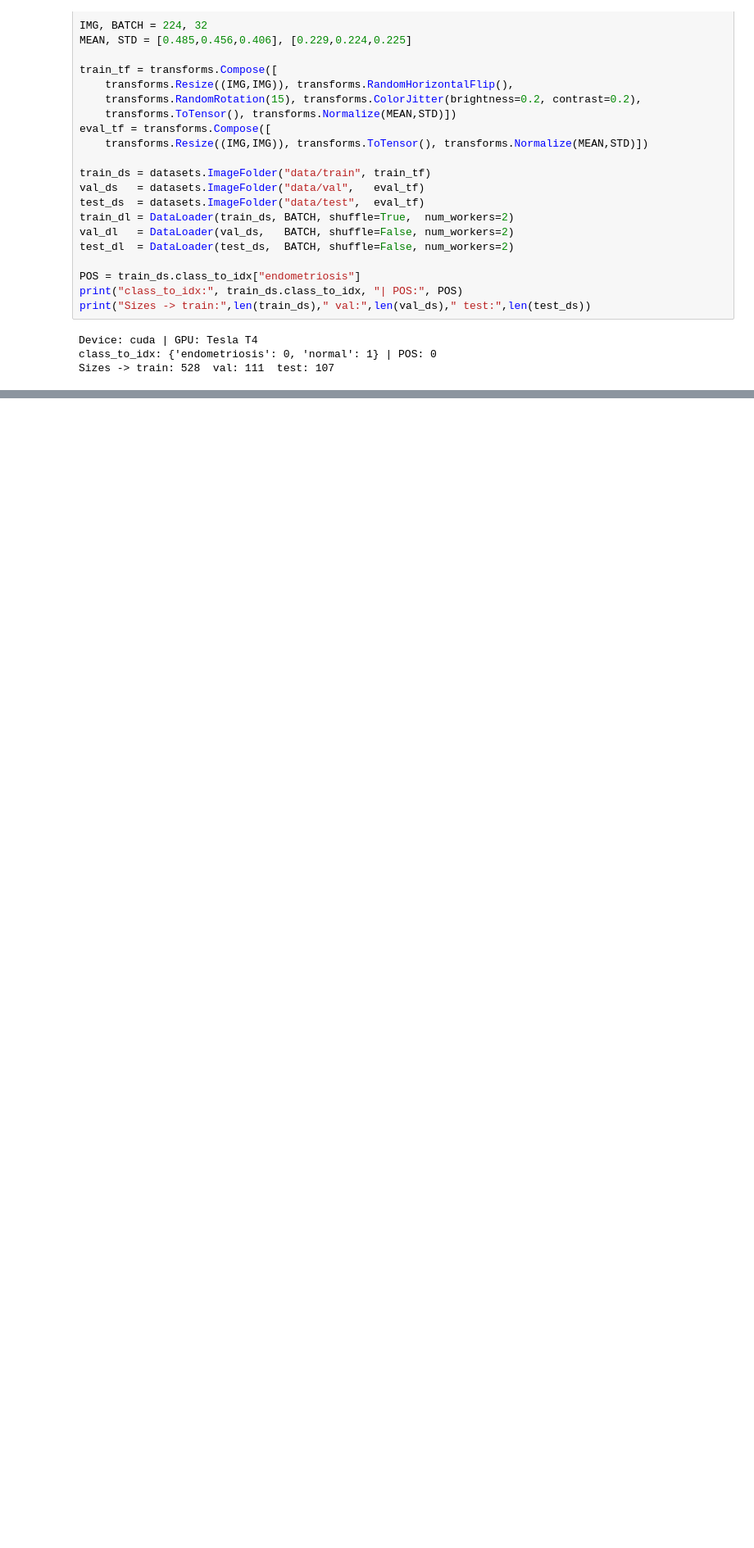
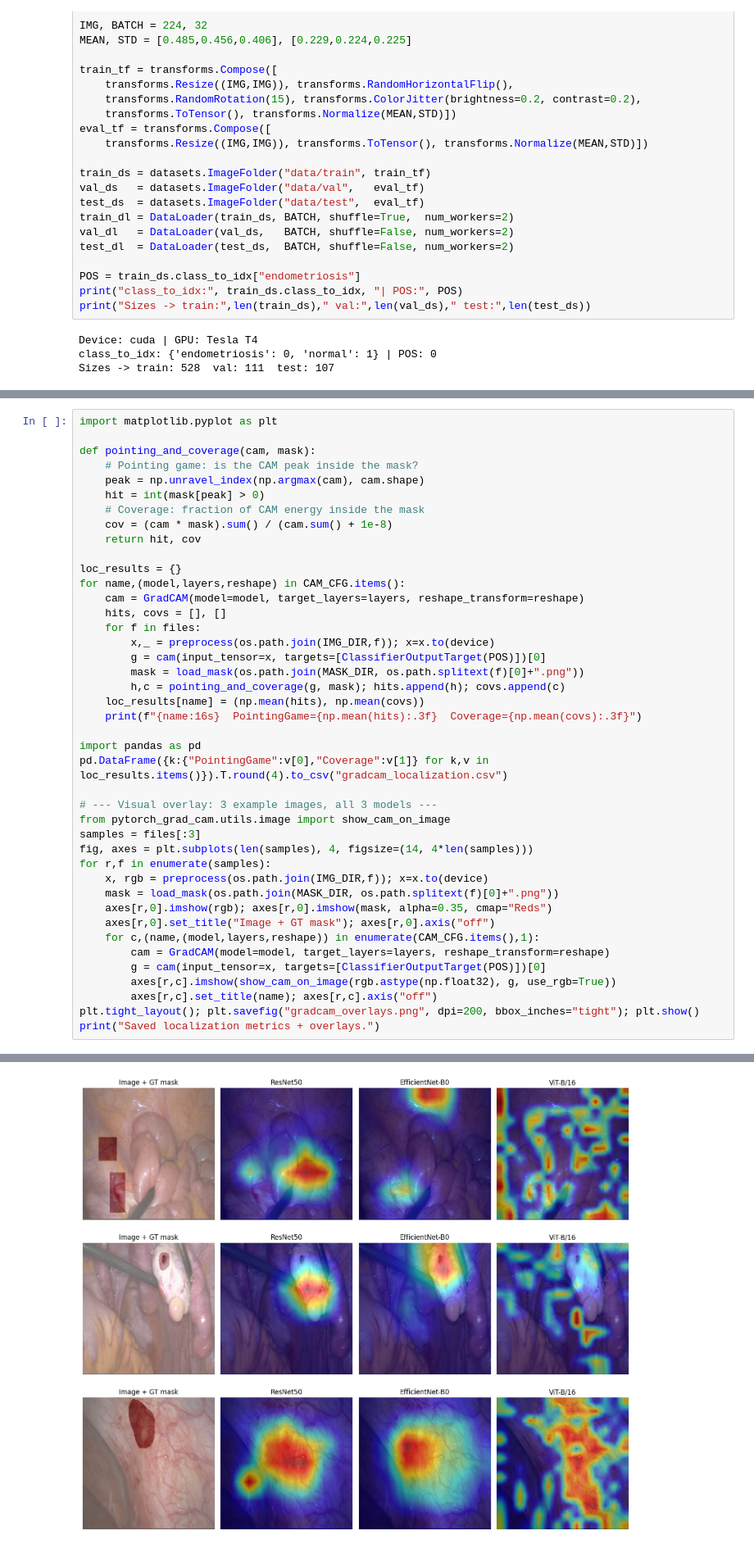
Before and after one commit to Mozahid-DIU/Endometriosis, a Jupyter notebook: notebooks/Endometriosis.ipynb, the cells around one changed output, grey strips where cells are left out. Shown at 82% size. Drawn from its saved outputs; the diff is of its cells as text; blank space fills up the shorter version.

```diff
--- a/notebooks/Endometriosis.ipynb
+++ b/notebooks/Endometriosis.ipynb
@@ -171,0 +255,43 @@ Done. Saved results.
+# %%
+import matplotlib.pyplot as plt
+
+def pointing_and_coverage(cam, mask):
+    # Pointing game: is the CAM peak inside the mask?
+    peak = np.unravel_index(np.argmax(cam), cam.shape)
+    hit = int(mask[peak] > 0)
+    # Coverage: fraction of CAM energy inside the mask
+    cov = (cam * mask).sum() / (cam.sum() + 1e-8)
+    return hit, cov
+
+loc_results = {}
+for name,(model,layers,reshape) in CAM_CFG.items():
+    cam = GradCAM(model=model, target_layers=layers, reshape_transform=reshape)
+    hits, covs = [], []
+    for f in files:
+        x,_ = preprocess(os.path.join(IMG_DIR,f)); x=x.to(device)
+        g = cam(input_tensor=x, targets=[ClassifierOutputTarget(POS)])[0]
+        mask = load_mask(os.path.join(MASK_DIR, os.path.splitext(f)[0]+".png"))
+        h,c = pointing_and_coverage(g, mask); hits.append(h); covs.append(c)
+    loc_results[name] = (np.mean(hits), np.mean(covs))
+    print(f"{name:16s}  PointingGame={np.mean(hits):.3f}  Coverage={np.mean(covs):.3f}")
+
+import pandas as pd
+pd.DataFrame({k:{"PointingGame":v[0],"Coverage":v[1]} for k,v in loc_results.items()}).T.round(4).to_csv("gradcam_localization.csv")
+
+# --- Visual overlay: 3 example images, all 3 models ---
+from pytorch_grad_cam.utils.image import show_cam_on_image
+samples = files[:3]
+fig, axes = plt.subplots(len(samples), 4, figsize=(14, 4*len(samples)))
+for r,f in enumerate(samples):
+    x, rgb = preprocess(os.path.join(IMG_DIR,f)); x=x.to(device)
+    mask = load_mask(os.path.join(MASK_DIR, os.path.splitext(f)[0]+".png"))
+    axes[r,0].imshow(rgb); axes[r,0].imshow(mask, alpha=0.35, cmap="Reds")
+    axes[r,0].set_title("Image + GT mask"); axes[r,0].axis("off")
+    for c,(name,(model,layers,reshape)) in enumerate(CAM_CFG.items(),1):
+        cam = GradCAM(model=model, target_layers=layers, reshape_transform=reshape)
+        g = cam(input_tensor=x, targets=[ClassifierOutputTarget(POS)])[0]
+        axes[r,c].imshow(show_cam_on_image(rgb.astype(np.float32), g, use_rgb=True))
+        axes[r,c].set_title(name); axes[r,c].axis("off")
+plt.tight_layout(); plt.savefig("gradcam_overlays.png", dpi=200, bbox_inches="tight"); plt.show()
+print("Saved localization metrics + overlays.")
+# %% [output]
@@ -171,0 +301 @@ Done. Saved results.
+[figure, added]
```
Also changed, not shown: parts of 12 cells of this notebook, 1 other file.
